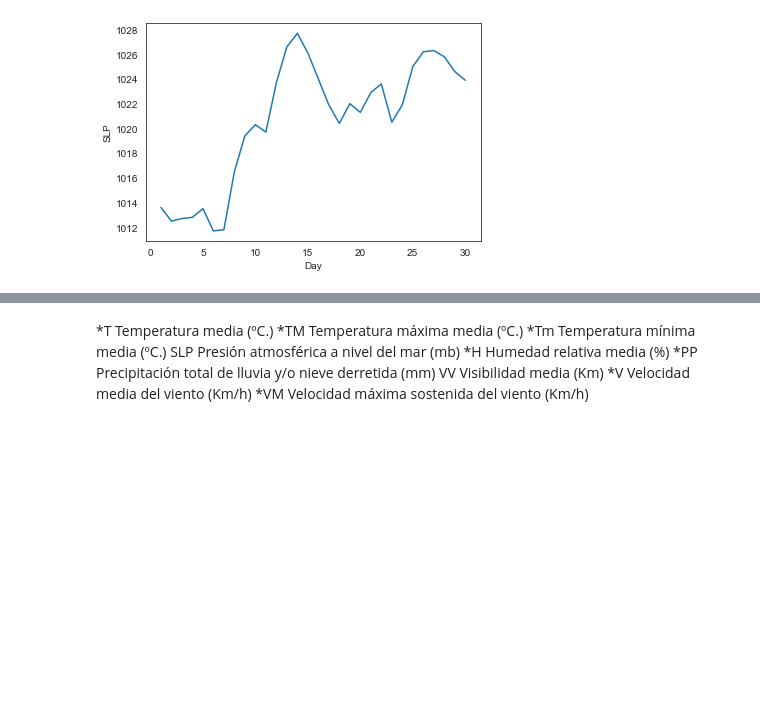
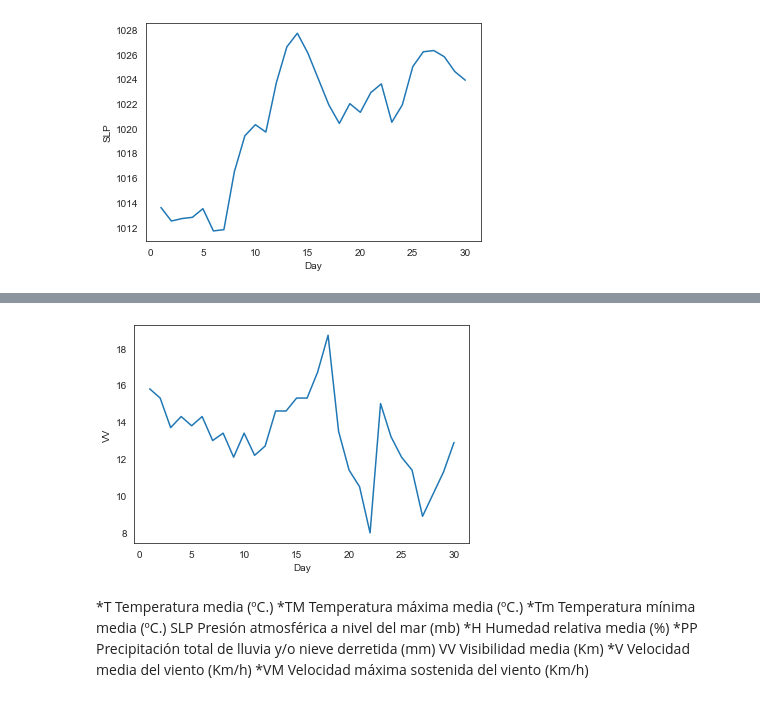
Before and after one commit to ironhack-datalabs/data-ber-10-19, a Jupyter notebook: module-3_projects/final-project/Medical_Appointments/Test_merge_weather.ipynb, the cells around one changed output, grey strips where cells are left out. Saved outputs shown, nothing was run; the diff lists cells and outputs as text; code cells hidden in the pictures; blank space fills up the shorter version.

```diff
--- a/module-3_projects/final-project/Medical_Appointments/Test_merge_weather.ipynb
+++ b/module-3_projects/final-project/Medical_Appointments/Test_merge_weather.ipynb
@@ -136,3 +144,7 @@ pressure_plot = sns.lineplot(x="Day", y="SLP", data=weather, palette="purple")
+# %%
+visibility_plot = sns.lineplot(x="Day", y="VV", data=weather)
+# %% [output]
+[figure, added]
 # %% [markdown]
 *T	Temperatura media (ºC.)
 *TM	Temperatura máxima media (ºC.)
```
Also changed, not shown: parts of 3 cells of this notebook.
